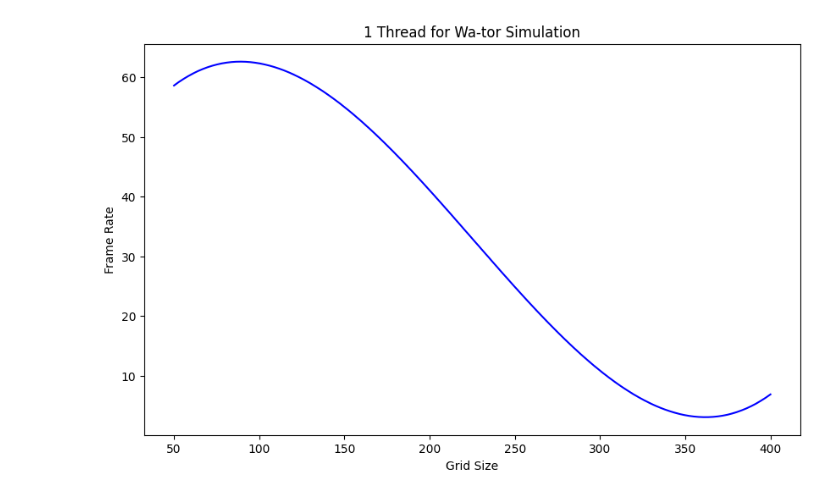
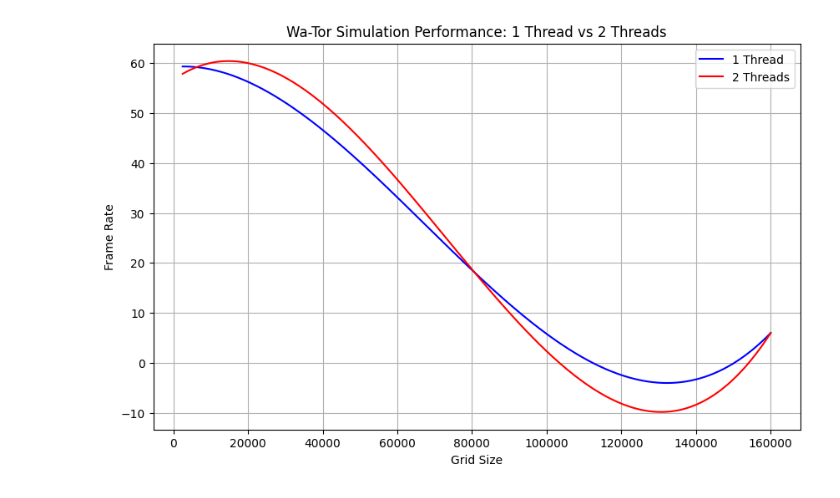
Before and after one commit to RonanGreen1/ConDev, a Jupyter notebook: Wa-tor/results.ipynb, the cells around one changed output. Saved outputs shown, nothing was run; the diff lists cells and outputs as text; code cells hidden in the pictures.

```diff
--- a/Wa-tor/results.ipynb
+++ b/Wa-tor/results.ipynb
@@ -5,24 +5,37 @@ import matplotlib.pyplot as plt
 import numpy as np
 
 # Load the CSV file into a DataFrame
-file_path = 'simulation_results.csv'  # Replace with the actual path to your CSV
+file_path_1 = 'simulation_results.csv'  # Replace with the actual path to your CSV
+file_path_2 = 'simulation_results_2_threads.csv'
 
-data = pd.read_csv(file_path)
+oneThread = pd.read_csv(file_path_1)
+twoThreads = pd.read_csv(file_path_2)
 # %%
-# Fit a curve (polynomial regression for a smooth curve)
-x = data['Grid Size'].values.reshape(-1, 1)
-y = data['Frame Rate'].values
-polynomial_features = np.polyfit(data['Grid Size'], data['Frame Rate'], 3)
-polynomial_function = np.poly1d(polynomial_features)
-x_smooth = np.linspace(data['Grid Size'].min(), data['Grid Size'].max(), 500)
-y_smooth = polynomial_function(x_smooth)
+# Fit a curve (polynomial regression for a smooth curve) for 1 thread
+x1 = oneThread['Grid Size'].values
+y1 = oneThread['Frame Rate'].values
+polynomial_features1 = np.polyfit(x1, y1, 3)
+polynomial_function1 = np.poly1d(polynomial_features1)
+x1_smooth = np.linspace(x1.min(), x1.max(), 500)
+y1_smooth = polynomial_function1(x1_smooth)
 
-# Plot the data: Grid Size vs Frame Rate with a smooth curve
+# Fit a curve (polynomial regression for a smooth curve) for 2 threads
+x2 = twoThreads['Grid Size'].values
+y2 = twoThreads['Frame Rate'].values
+polynomial_features2 = np.polyfit(x2, y2, 3)
+polynomial_function2 = np.poly1d(polynomial_features2)
+x2_smooth = np.linspace(x2.min(), x2.max(), 500)
+y2_smooth = polynomial_function2(x2_smooth)
+
+# Plot the data: Grid Size vs Frame Rate with smooth curves for both datasets
 plt.figure(figsize=(10, 6))
-plt.plot(x_smooth, y_smooth, color='blue', linestyle='-')
+plt.plot(x1_smooth, y1_smooth, color='blue', linestyle='-', label='1 Thread')
+plt.plot(x2_smooth, y2_smooth, color='red', linestyle='-', label='2 Threads')
 plt.xlabel('Grid Size')
 plt.ylabel('Frame Rate')
-plt.title('1 Thread for Wa-tor Simulation')
+plt.title('Wa-Tor Simulation Performance: 1 Thread vs 2 Threads')
+plt.legend()
+plt.grid(True)
 plt.show()
 # %% [output]
-[figure, old version]
+[figure, new version]
```
Also changed, not shown: 7 other files.
